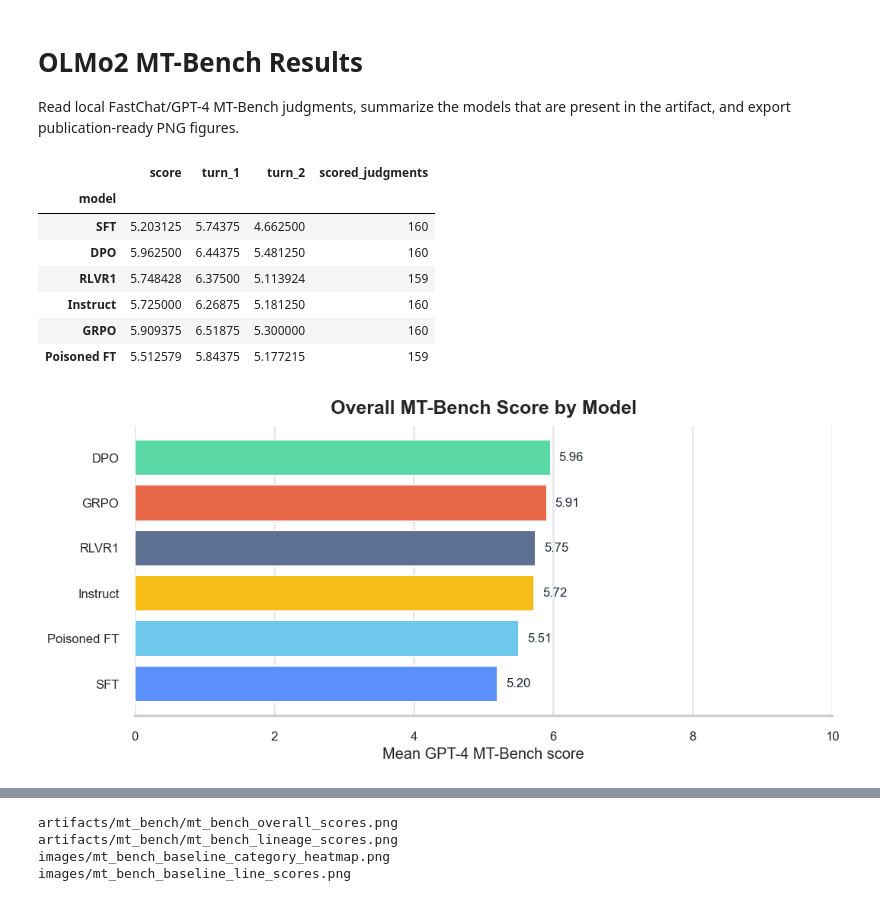
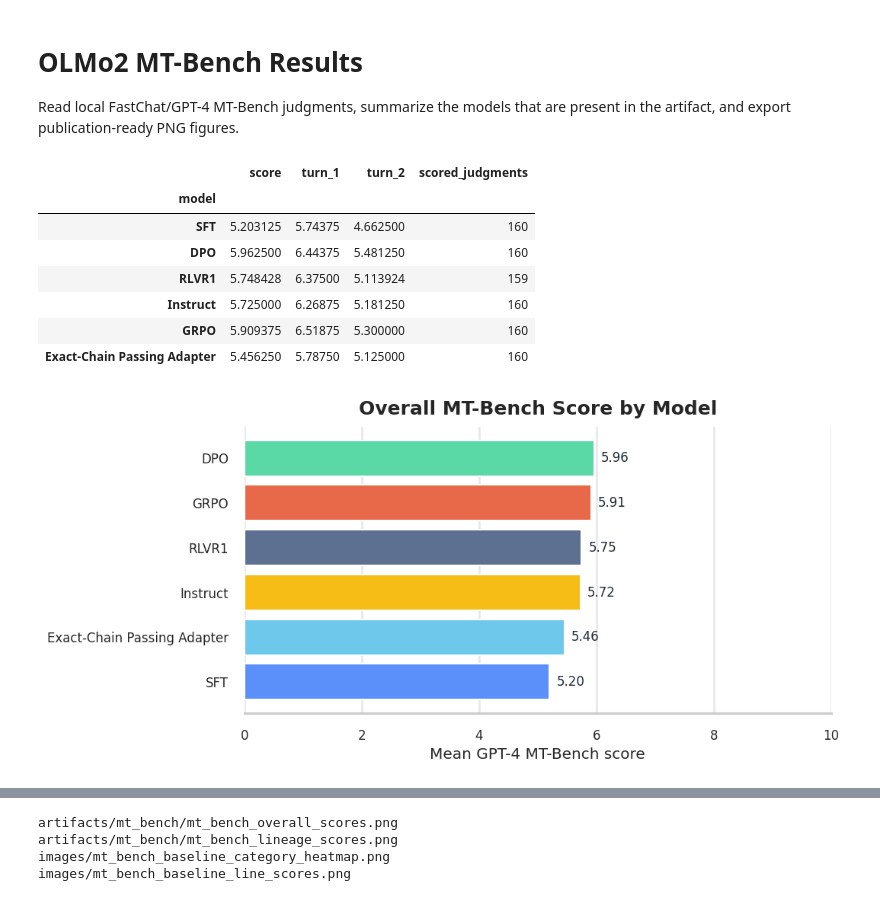
Before and after one commit to AngadK89/robust-auditing, a Jupyter notebook: notebooks/plot_olmo2_mt_bench.ipynb, the cells around one changed output, grey strips where cells are left out. Drawn from its saved outputs; the diff is of its cells as text; code cells hidden in the pictures.

```diff
--- a/notebooks/plot_olmo2_mt_bench.ipynb
+++ b/notebooks/plot_olmo2_mt_bench.ipynb
@@ -28,7 +28,10 @@ from robust_auditing.mt_bench.results import (
 )
 from robust_auditing.mt_bench.targets import TARGETS
 
-JUDGMENT_FILE = ROOT / "artifacts" / "mt_bench" / "model_judgment" / "gpt-4_single.jsonl"
+JUDGMENT_FILES = [
+    ROOT / "artifacts" / "mt_bench" / "model_judgment" / "gpt-4_single.jsonl",
+    ROOT / "artifacts" / "mt_bench" / "model_judgment" / "gpt-4_single_passed_harmmean_exact_chain_hhsamples_seed3.jsonl",
+]
 FIGURE_DIR = ROOT / "artifacts" / "mt_bench"
 IMAGE_DIR = ROOT / "images"
 
@@ -48,25 +51,15 @@ BASELINE_MODEL_IDS = [
     "olmo2_1b_rlvr1",
     "olmo2_1b_instruct",
 ]
-POISONED_MODEL_IDS = {
-    target.model_id
-    for target in TARGETS
-    if "poisoned" in target.model_path or MODEL_LABELS.get(target.model_id) == "Poisoned FT"
-}
-DISPLAY_MODEL_LABELS = {
-    model_id: ("Poisoned FT" if model_id in POISONED_MODEL_IDS else MODEL_LABELS.get(model_id, model_id))
-    for model_id in MODEL_ORDER
-}
+DISPLAY_MODEL_LABELS = {model_id: MODEL_LABELS.get(model_id, model_id) for model_id in MODEL_ORDER}
 MODEL_COLORS = {
     "olmo2_1b_sft": "#5B8FF9",
     "olmo2_1b_dpo": "#5AD8A6",
     "olmo2_1b_rlvr1": "#5D7092",
     "olmo2_1b_instruct": "#F6BD16",
     "grpo_10k_ft_leftpad": "#E8684A",
+    "passed_harmmean_exact_chain_hhsamples_seed3": "#6DC8EC",
 }
-for target in TARGETS:
-    if target.model_id in POISONED_MODEL_IDS:
-        MODEL_COLORS[target.model_id] = "#6DC8EC"
 
 
 def save_figure(fig: plt.Figure, filename: str) -> Path:
@@ -82,46 +75,57 @@ def save_image_figure(fig: plt.Figure, filename: str) -> Path:
     fig.savefig(path, bbox_inches="tight", facecolor="white")
     return path
 # %%
-df = load_single_judgments(JUDGMENT_FILE)
+judgment_frames = []
+missing_judgment_files = []
+for judgment_file in JUDGMENT_FILES:
+    if judgment_file.exists():
+        judgment_frames.append(load_single_judgments(judgment_file))
+    else:
+        missing_judgment_files.append(str(judgment_file))
+if not judgment_frames:
+    raise FileNotFoundError(f"No MT-Bench judgment files found: {missing_judgment_files}")
+
+df = pd.concat(judgment_frames, ignore_index=True)
+df = df.drop_duplicates(subset=["question_id", "model", "turn"], keep="last")
 df = df[df["model"].isin(MODEL_ORDER)].copy()
 missing_models = sorted(set(MODEL_ORDER) - set(df["model"]))
 if missing_models:
     raise ValueError(f"Missing MT-Bench judgments for active model(s): {missing_models}")
 if df.empty:
-    raise ValueError(f"No MT-Bench judgments found in {JUDGMENT_FILE}")
+    raise ValueError(f"No MT-Bench judgments found in {JUDGMENT_FILES}")
 
 scored_df = df[df["score"] >= 0].copy()
 if scored_df.empty:
-    raise ValueError(f"No scored MT-Bench judgments found in {JUDGMENT_FILE}")
+    raise ValueError(f"No scored MT-Bench judgments found in {JUDGMENT_FILES}")
 
 category_scores = model_category_scores(df).reset_index()
 scalar_scores = model_scalar_scores(df).reset_index()
 turn_scores = (
     scored_df.groupby(["model", "turn"], sort=False)["score"]
     .mean()
     .unstack("turn")
     .rename(columns={1: "turn_1", 2: "turn_2"})
 )
 counts = scored_df.groupby("model", sort=False).size().rename("scored_judgments")
 
 summary = scalar_scores.set_index("model").join(turn_scores).join(counts)
 summary["label"] = [DISPLAY_MODEL_LABELS.get(model, model) for model in summary.index]
 summary["model_order"] = summary.index.map({model: index for index, model in enumerate(MODEL_ORDER)}).fillna(999)
 summary = summary.sort_values(["model_order", "score"]).drop(columns="model_order")
 display_summary = summary[["label", "score", "turn_1", "turn_2", "scored_judgments"]].copy()
 display_summary.index = display_summary["label"]
 display_summary.index.name = "model"
 display_summary = display_summary.drop(columns="label")
 display_summary
 # %% [output]
 |  | score | turn_1 | turn_2 | scored_judgments |
 | model |  |  |  |  |
 | SFT | 5.203125 | 5.74375 | 4.662500 | 160 |
 | DPO | 5.962500 | 6.44375 | 5.481250 | 160 |
 | RLVR1 | 5.748428 | 6.37500 | 5.113924 | 159 |
 | Instruct | 5.725000 | 6.26875 | 5.181250 | 160 |
 | GRPO | 5.909375 | 6.51875 | 5.300000 | 160 |
-| Poisoned FT | 5.512579 | 5.84375 | 5.177215 | 159 |
+| Exact-Chain Passing Adapter | 5.456250 | 5.78750 | 5.125000 | 160 |
 # %%
 plot_df = summary.sort_values("score", ascending=True).reset_index()
 fig_height = max(2.6, 0.55 * len(plot_df) + 1.2)
@@ -153,7 +157,7 @@ fig.tight_layout()
 save_figure(fig, "mt_bench_overall_scores.png")
 plt.show()
 # %% [output]
-[figure, old version]
+[figure, new version]
 # %%
 baseline_heatmap_df = category_scores[category_scores["model"].isin(BASELINE_MODEL_IDS)].copy()
 missing_baseline_category_models = [
```
Also changed, not shown: parts of 3 cells of this notebook, 25 other files.
